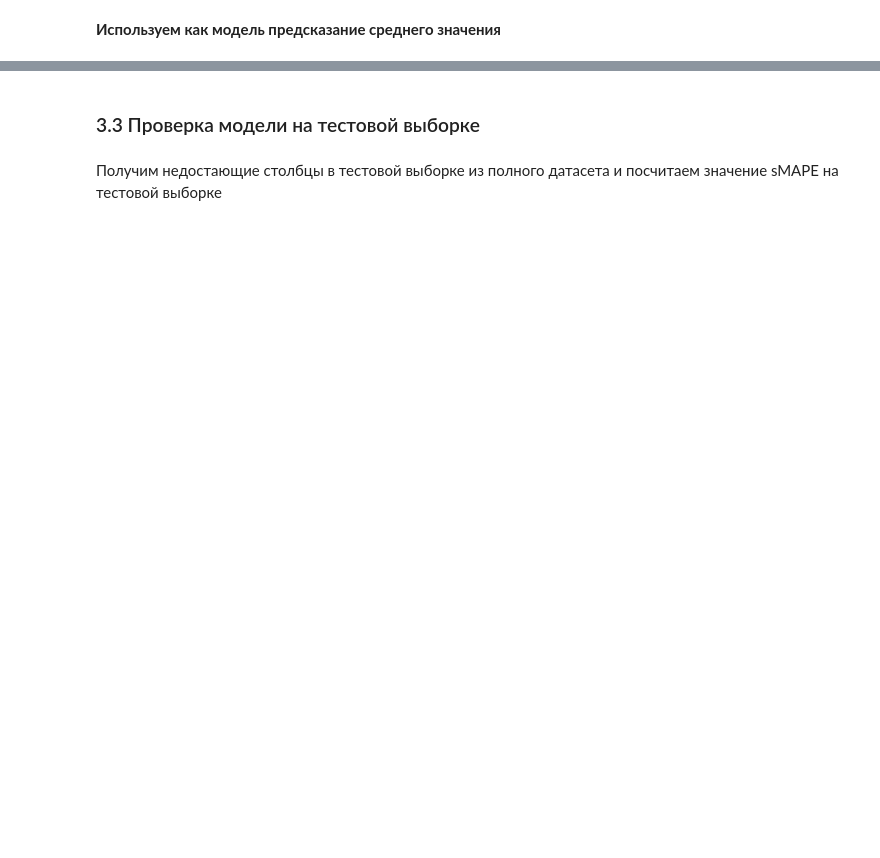
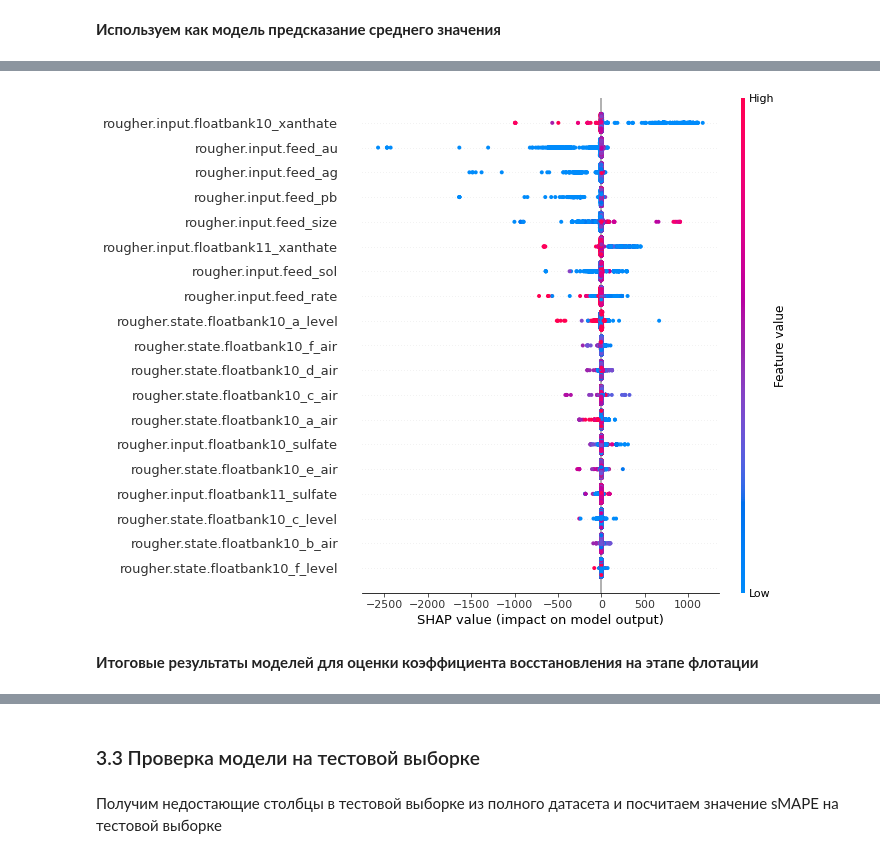
Before and after one commit to brut0/yandex.praktikum_ds_projects, a Jupyter notebook: Gold_recovery/gold_recovery.ipynb, the cells around one changed output, grey strips where cells are left out. Cells and saved outputs as stored; diff of their text form; code cells hidden in the pictures; blank space fills up the shorter version.

```diff
--- a/Gold_recovery/gold_recovery.ipynb
+++ b/Gold_recovery/gold_recovery.ipynb
@@ -643,0 +793,3 @@ print(f'Лучший результат sMAPE: {-clf.best_score_}')
+# %%
+feature_importance_df = pd.DataFrame(model.feature_importances_, index=rougher_columns, columns=['importance'])
+feature_importance_df.sort_values('importance')
@@ -643,0 +833,6 @@ print(f'Лучший результат sMAPE: {-clf.best_score_}')
+# %%
+rougher_columns = feature_importance_df.loc[feature_importance_df['importance'] > 0.5, 'importance'].index
+features_train = data_train[rougher_columns]
+
+scaler_rough = preprocessing.StandardScaler()
+features_train = scaler_rough.fit_transform(features_train)
@@ -643,0 +847,9 @@ print(f'Лучший результат sMAPE: {-clf.best_score_}')
+# %%
+%%time
+
+model = CatBoostRegressor(**catboost_params)
+
+grid_search_result = model.grid_search(grid_catboost,
+                                        X=features_train,
+                                        y=target_train,
+                                        plot=True)
@@ -643,0 +876,9 @@ print(f'Лучший результат sMAPE: {-clf.best_score_}')
+# %%
+model.fit(features_train, target_train)
+
+#smape_score = grid_search_result['cv_results']['test-sMapeMetric-mean'][-1]
+smape_score = grid_search_result['cv_results']['test-SMAPE-mean'][-1]
+
+add_model_result(results_rougher, 'CatBoost_2', model, grid_search_result, smape_score)
+print(f"Model: {grid_search_result['params']}")
+print(f'sMAPE (rougher): {smape_score}')
@@ -643,0 +909,12 @@ print(f'Лучший результат sMAPE: {-clf.best_score_}')
+# %%
+train_data = Pool(data=features_train,
+                  label=target_train
+                 )
+
+explainer = shap.TreeExplainer(model) # insert your model
+shap_values = explainer.shap_values(train_data) # insert your train Pool object
+shap.summary_plot(shap_values, features_train, feature_names=rougher_columns)
+# %% [output]
+[figure, added]
+# %% [markdown]
+**Итоговые результаты моделей для оценки коэффициента восстановления на этапе флотации**
```
Also changed, not shown: parts of 81 cells of this notebook, 1 other file.
